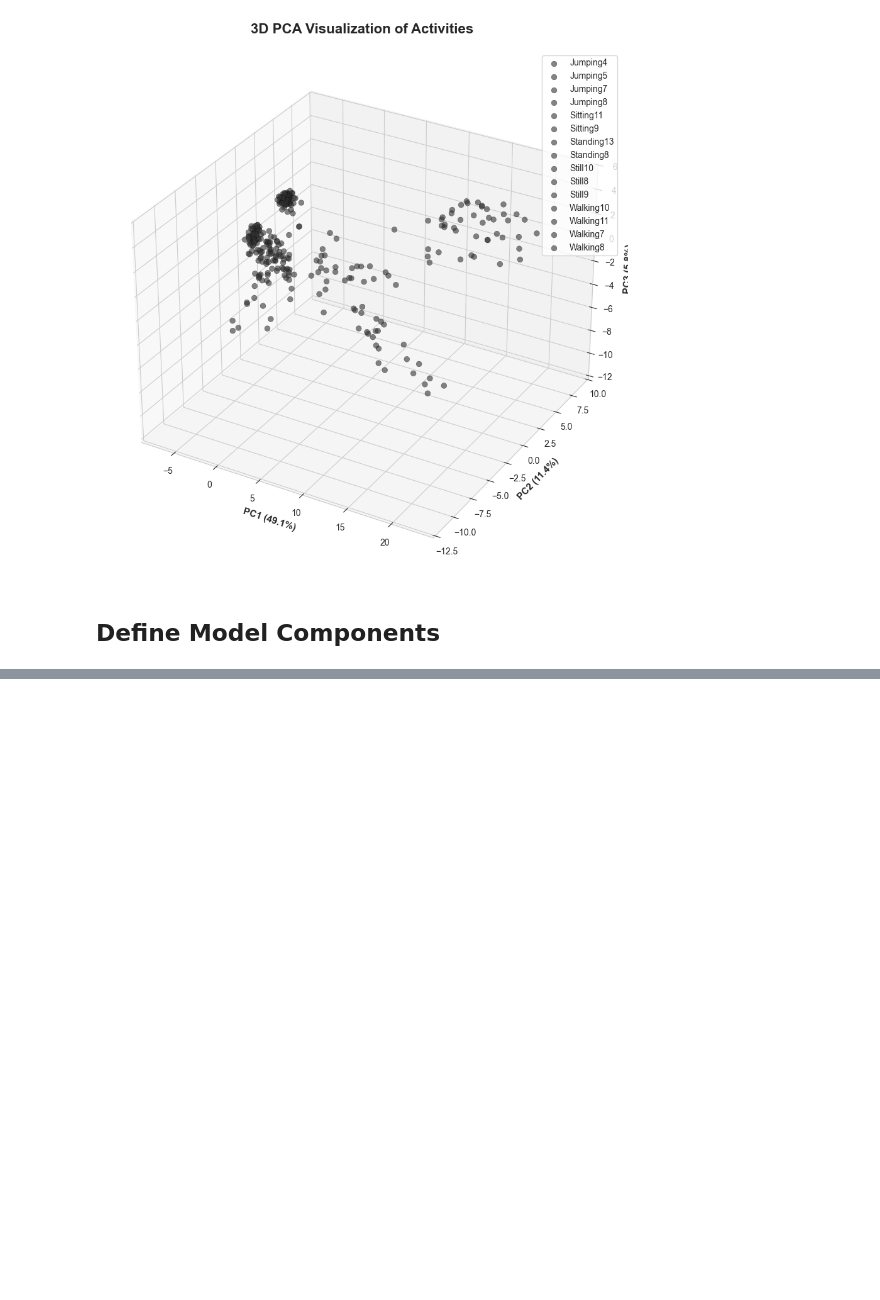
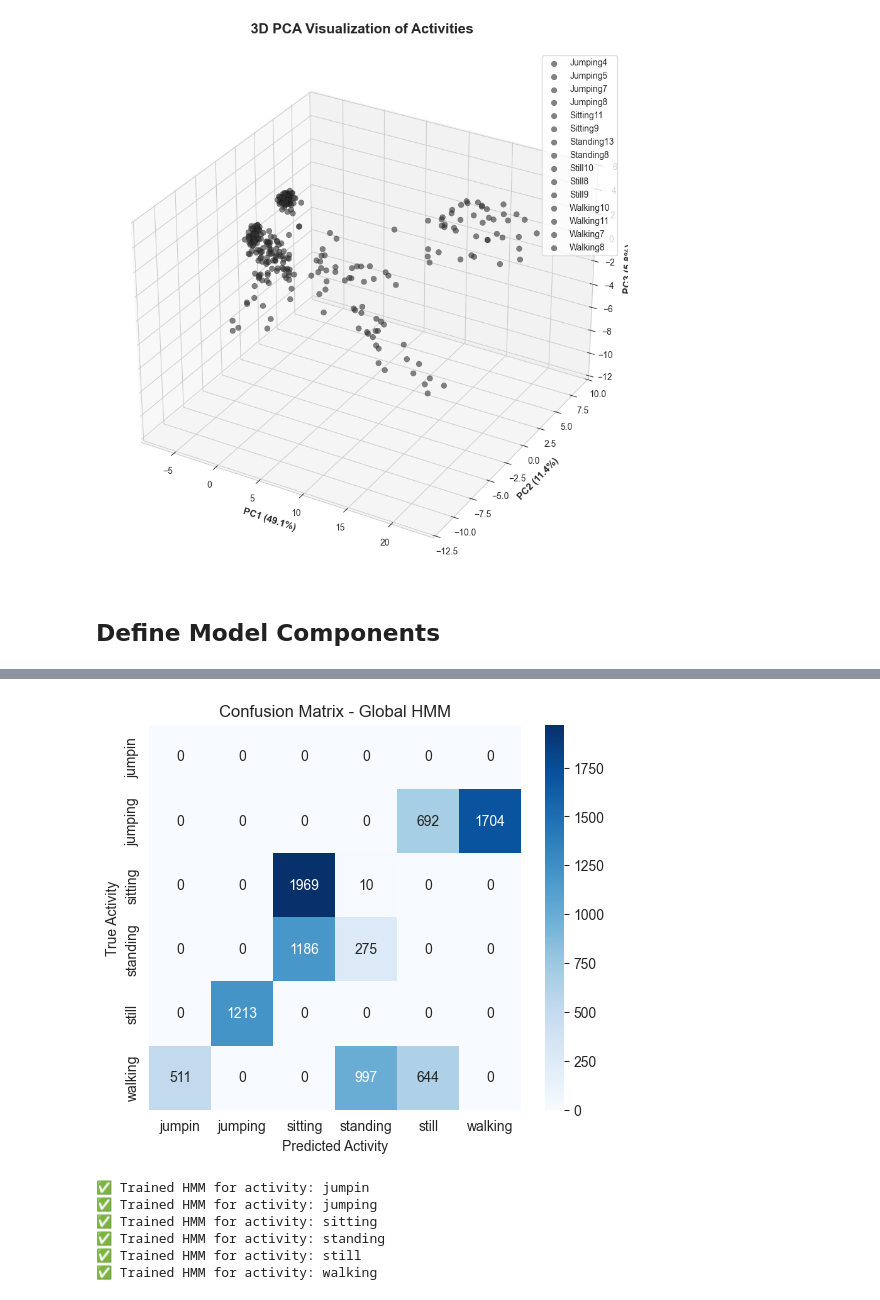
Before and after one commit to AkotoChristine/Hidden-Markov-Model, a Jupyter notebook: HMM _Implementation.ipynb, the cells around one changed output, grey strips where cells are left out. Drawn from its saved outputs; the diff is of its cells as text; code cells hidden in the pictures; blank space fills up the shorter version.

```diff
--- a/HMM _Implementation.ipynb
+++ b/HMM _Implementation.ipynb
@@ -584,0 +336,16 @@ Done. Files saved: trained_hmmlearn.pkl or trained_hmm_discrete.pkl (depending o
+# %%
+# ============================================================
+# 1️⃣ Load and Clean Data
+# ============================================================
+train_data = pd.read_csv('Data/merged_datasets/combined_train_data.csv')
+test_data = pd.read_csv('Data/merged_datasets/combined_test_data.csv')
+
+# --- Clean activity labels ---
+def clean_label(label):
+    return re.sub('[^a-zA-Z]', '', str(label)).lower().strip()
+
+train_data['activity'] = train_data['activity'].apply(clean_label)
+test_data['activity'] = test_data['activity'].apply(clean_label)
+
+print("✅ Unique train activities:", train_data['activity'].unique())
+print("✅ Unique test activities:", test_data['activity'].unique())
@@ -584,0 +468,39 @@ Done. Files saved: trained_hmmlearn.pkl or trained_hmm_discrete.pkl (depending o
+# %%
+# ============================================================
+# 4️⃣ Confusion Matrix for Global HMM
+# ============================================================
+cm = confusion_matrix(y_test, y_pred, labels=states)
+plt.figure(figsize=(6, 5))
+sns.heatmap(cm, annot=True, fmt='d', cmap='Blues',
+            xticklabels=states, yticklabels=states)
+plt.title("Confusion Matrix - Global HMM")
+plt.xlabel("Predicted Activity")
+plt.ylabel("True Activity")
+plt.show()
+# %% [output]
+[figure, added]
+# %%
+# ============================================================
+# 5️⃣ Train One HMM per Activity (Supervised)
+# ============================================================
+models = {}
+n_substates = 3  # number of hidden substates per activity (tunable)
+
+for activity in states:
+    X_class = X_train[y_train == activity]
+    hmm_model = hmm.GaussianHMM(
+        n_components=n_substates,
+        covariance_type='diag',
+        n_iter=500,
+        random_state=42
+    )
+    hmm_model.fit(X_class)
+    models[activity] = hmm_model
+    print(f"✅ Trained HMM for activity: {activity}")
+# %% [output]
+✅ Trained HMM for activity: jumpin
+✅ Trained HMM for activity: jumping
+✅ Trained HMM for activity: sitting
+✅ Trained HMM for activity: standing
+✅ Trained HMM for activity: still
+✅ Trained HMM for activity: walking
```
Also changed, not shown: parts of 14 cells of this notebook, 3 other files.
